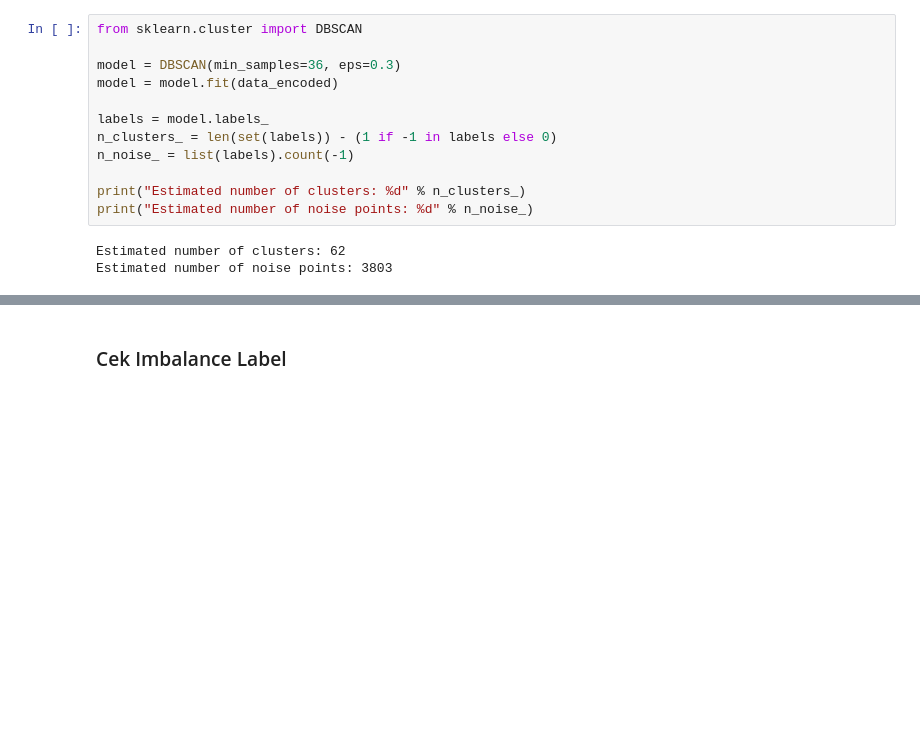
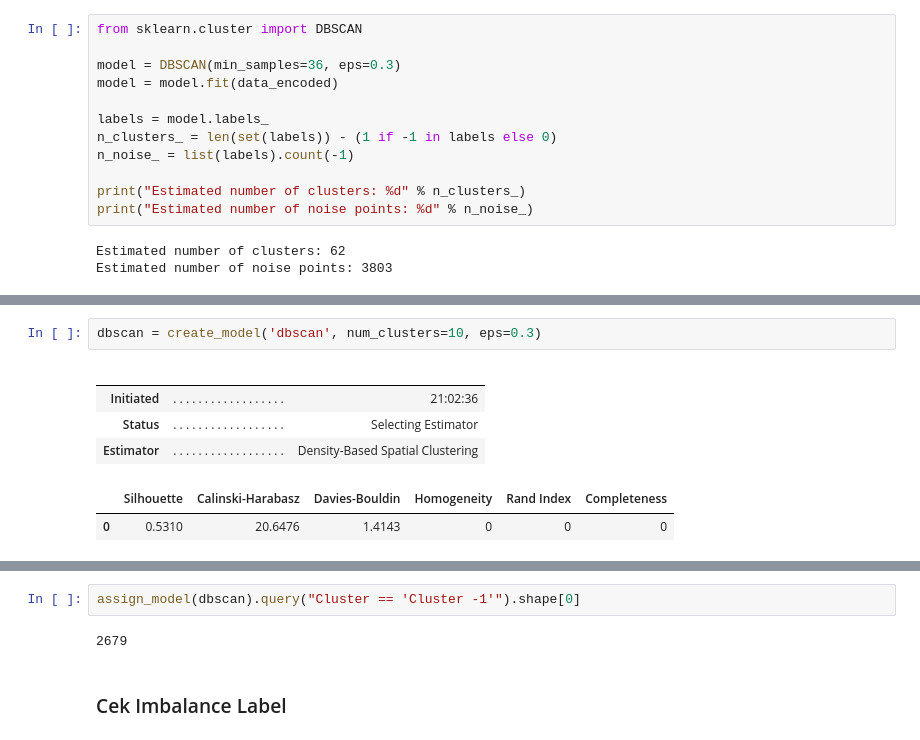
Before and after one commit to fnkhairudin/Hotel-Booking-Demand, a Jupyter notebook: notebooks/1.0-fnk-hotel-classification.ipynb, the cells around one changed output, grey strips where cells are left out. Drawn from its saved outputs; the diff is of its cells as text; blank space fills up the shorter version.

```diff
--- a/notebooks/1.0-fnk-machine-learning.ipynb
+++ b/notebooks/1.0-fnk-hotel-classification.ipynb
@@ -304,0 +358,10 @@ Estimated number of noise points: 3803
+# %%
+dbscan = create_model('dbscan', num_clusters=10, eps=0.3)
+# %% [output]
+|  |  |  |
+|  |  |  |
+| Initiated | . . . . . . . . . . . . . . . . . . | 21:02:36 |
+| Status | . . . . . . . . . . . . . . . . . . | Selecting Estimator |
+| Estimator | . . . . . . . . . . . . . . . . . . | Density-Based Spatial Clustering |
+|  | Silhouette | Calinski-Harabasz | Davies-Bouldin | Homogeneity | Rand Index | Completeness |
+| 0 | 0.5310 | 20.6476 | 1.4143 | 0 | 0 | 0 |
@@ -305,3 +369,7 @@ Estimated number of noise points: 3803
+# %%
+assign_model(dbscan).query("Cluster == 'Cluster -1'").shape[0]
+# %% [output]
+2679
 # %% [markdown]
 ### Cek Imbalance Label
 # %%
```
Also changed, not shown: parts of 13 cells of this notebook, 1 other file.
